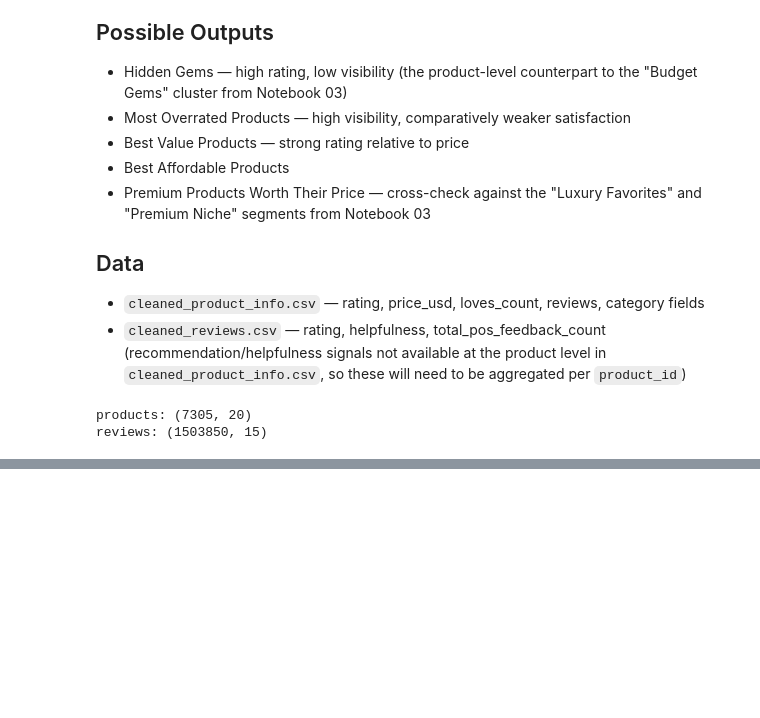
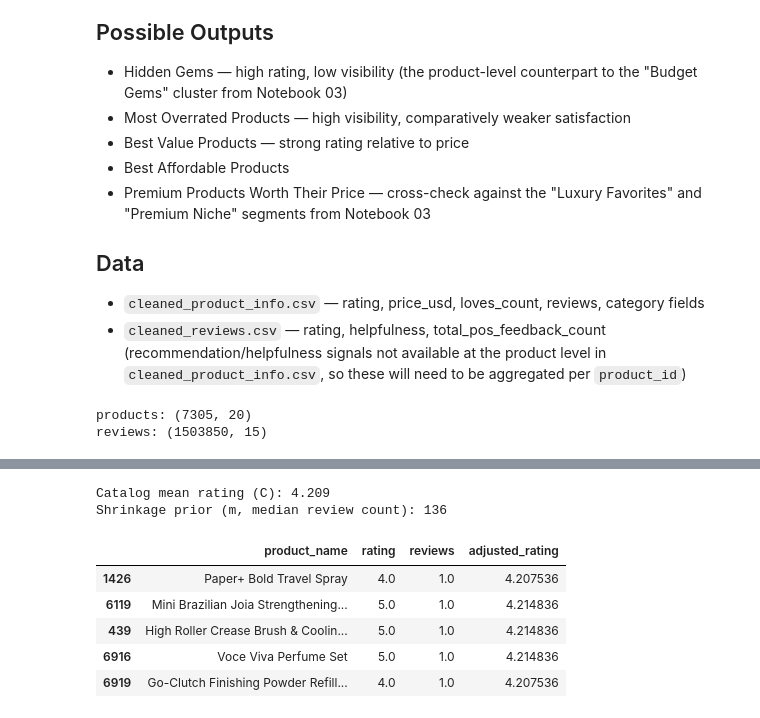
Before and after one commit to imgabrielas/Sephora, a Jupyter notebook: 05_hidden_gems_analysis.ipynb, the cells around one changed output, grey strips where cells are left out. Drawn from its saved outputs; the diff is of its cells as text; code cells hidden in the pictures; blank space fills up the shorter version.

```diff
--- a/05_hidden_gems_analysis.ipynb
+++ b/05_hidden_gems_analysis.ipynb
@@ -54,0 +90,20 @@ reviews: (1503850, 15)
+# %%
+C = products_clean["rating"].mean()
+m = products_clean["reviews"].median()
+v = products_clean["reviews"]
+R = products_clean["rating"]
+
+products_clean["adjusted_rating"] = (v / (v + m)) * R + (m / (v + m)) * C
+
+print(f"Catalog mean rating (C): {C:.3f}")
+print(f"Shrinkage prior (m, median review count): {m:.0f}")
+products_clean[["product_name", "rating", "reviews", "adjusted_rating"]].sort_values("reviews").head()
+# %% [output]
+Catalog mean rating (C): 4.209
+Shrinkage prior (m, median review count): 136
+|  | product_name | rating | reviews | adjusted_rating |
+| 1426 | Paper+ Bold Travel Spray | 4.0 | 1.0 | 4.207536 |
+| 6119 | Mini Brazilian Joia Strengthening... | 5.0 | 1.0 | 4.214836 |
+| 439 | High Roller Crease Brush & Coolin... | 5.0 | 1.0 | 4.214836 |
+| 6916 | Voce Viva Perfume Set | 5.0 | 1.0 | 4.214836 |
+| 6919 | Go-Clutch Finishing Powder Refill... | 4.0 | 1.0 | 4.207536 |
```
Also changed, not shown: parts of 6 cells of this notebook, 1 other file.
